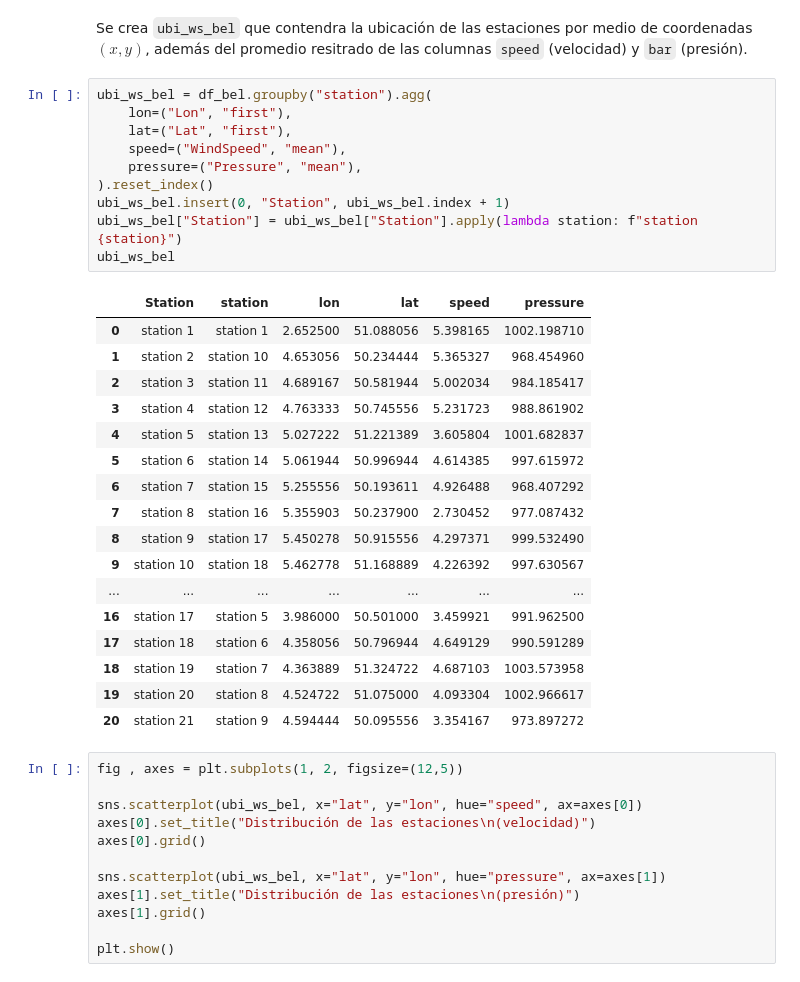
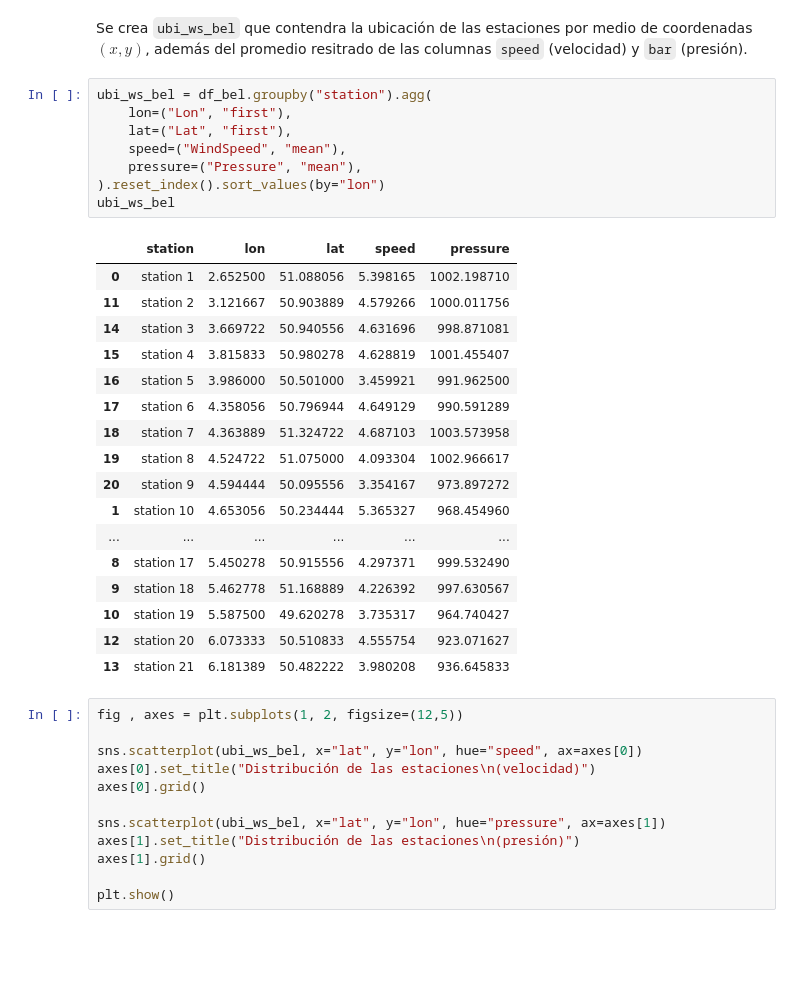
Before and after one commit to sagomeza1/TG, a Jupyter notebook: notebook/eda.ipynb, the cells around one changed output. Cells and saved outputs as stored; diff of their text form; blank space fills up the shorter version.

```diff
--- a/notebook/eda.ipynb
+++ b/notebook/eda.ipynb
@@ -354,31 +354,29 @@ Se crea `ubi_ws_bel` que contendra la ubicación de las estaciones por medio de
 # %%
 ubi_ws_bel = df_bel.groupby("station").agg(
     lon=("Lon", "first"),
     lat=("Lat", "first"),
     speed=("WindSpeed", "mean"),
     pressure=("Pressure", "mean"),
-).reset_index()
-ubi_ws_bel.insert(0, "Station", ubi_ws_bel.index + 1)
-ubi_ws_bel["Station"] = ubi_ws_bel["Station"].apply(lambda station: f"station {station}")
+).reset_index().sort_values(by="lon")
 ubi_ws_bel
 # %% [output]
-|  | Station | station | lon | lat | speed | pressure |
-| 0 | station 1 | station 1 | 2.652500 | 51.088056 | 5.398165 | 1002.198710 |
-| 1 | station 2 | station 10 | 4.653056 | 50.234444 | 5.365327 | 968.454960 |
-| 2 | station 3 | station 11 | 4.689167 | 50.581944 | 5.002034 | 984.185417 |
-| 3 | station 4 | station 12 | 4.763333 | 50.745556 | 5.231723 | 988.861902 |
-| 4 | station 5 | station 13 | 5.027222 | 51.221389 | 3.605804 | 1001.682837 |
-| 5 | station 6 | station 14 | 5.061944 | 50.996944 | 4.614385 | 997.615972 |
-| 6 | station 7 | station 15 | 5.255556 | 50.193611 | 4.926488 | 968.407292 |
-| 7 | station 8 | station 16 | 5.355903 | 50.237900 | 2.730452 | 977.087432 |
-| 8 | station 9 | station 17 | 5.450278 | 50.915556 | 4.297371 | 999.532490 |
-| 9 | station 10 | station 18 | 5.462778 | 51.168889 | 4.226392 | 997.630567 |
-| ... | ... | ... | ... | ... | ... | ... |
-| 16 | station 17 | station 5 | 3.986000 | 50.501000 | 3.459921 | 991.962500 |
-| 17 | station 18 | station 6 | 4.358056 | 50.796944 | 4.649129 | 990.591289 |
-| 18 | station 19 | station 7 | 4.363889 | 51.324722 | 4.687103 | 1003.573958 |
-| 19 | station 20 | station 8 | 4.524722 | 51.075000 | 4.093304 | 1002.966617 |
-| 20 | station 21 | station 9 | 4.594444 | 50.095556 | 3.354167 | 973.897272 |
+|  | station | lon | lat | speed | pressure |
+| 0 | station 1 | 2.652500 | 51.088056 | 5.398165 | 1002.198710 |
+| 11 | station 2 | 3.121667 | 50.903889 | 4.579266 | 1000.011756 |
+| 14 | station 3 | 3.669722 | 50.940556 | 4.631696 | 998.871081 |
+| 15 | station 4 | 3.815833 | 50.980278 | 4.628819 | 1001.455407 |
+| 16 | station 5 | 3.986000 | 50.501000 | 3.459921 | 991.962500 |
+| 17 | station 6 | 4.358056 | 50.796944 | 4.649129 | 990.591289 |
+| 18 | station 7 | 4.363889 | 51.324722 | 4.687103 | 1003.573958 |
+| 19 | station 8 | 4.524722 | 51.075000 | 4.093304 | 1002.966617 |
+| 20 | station 9 | 4.594444 | 50.095556 | 3.354167 | 973.897272 |
+| 1 | station 10 | 4.653056 | 50.234444 | 5.365327 | 968.454960 |
+| ... | ... | ... | ... | ... | ... |
+| 8 | station 17 | 5.450278 | 50.915556 | 4.297371 | 999.532490 |
+| 9 | station 18 | 5.462778 | 51.168889 | 4.226392 | 997.630567 |
+| 10 | station 19 | 5.587500 | 49.620278 | 3.735317 | 964.740427 |
+| 12 | station 20 | 6.073333 | 50.510833 | 4.555754 | 923.071627 |
+| 13 | station 21 | 6.181389 | 50.482222 | 3.980208 | 936.645833 |
 # %%
 fig , axes = plt.subplots(1, 2, figsize=(12,5))
 
```
Also changed, not shown: 2 other files.
